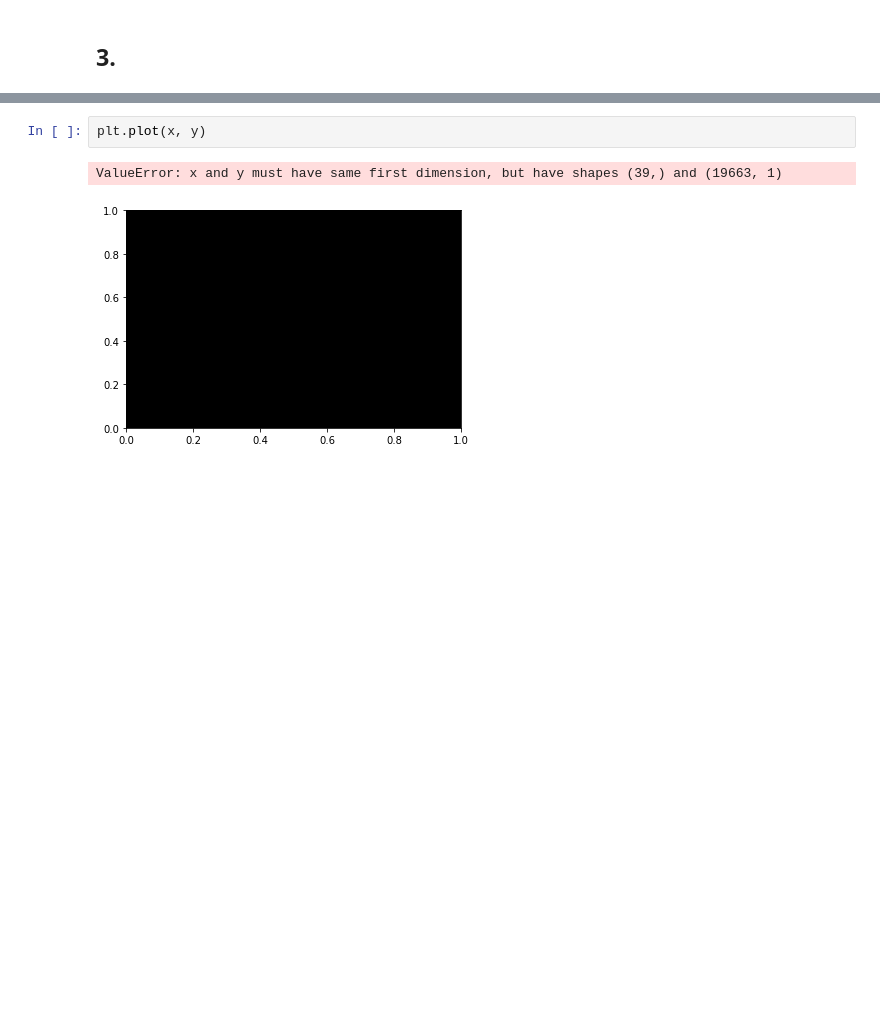
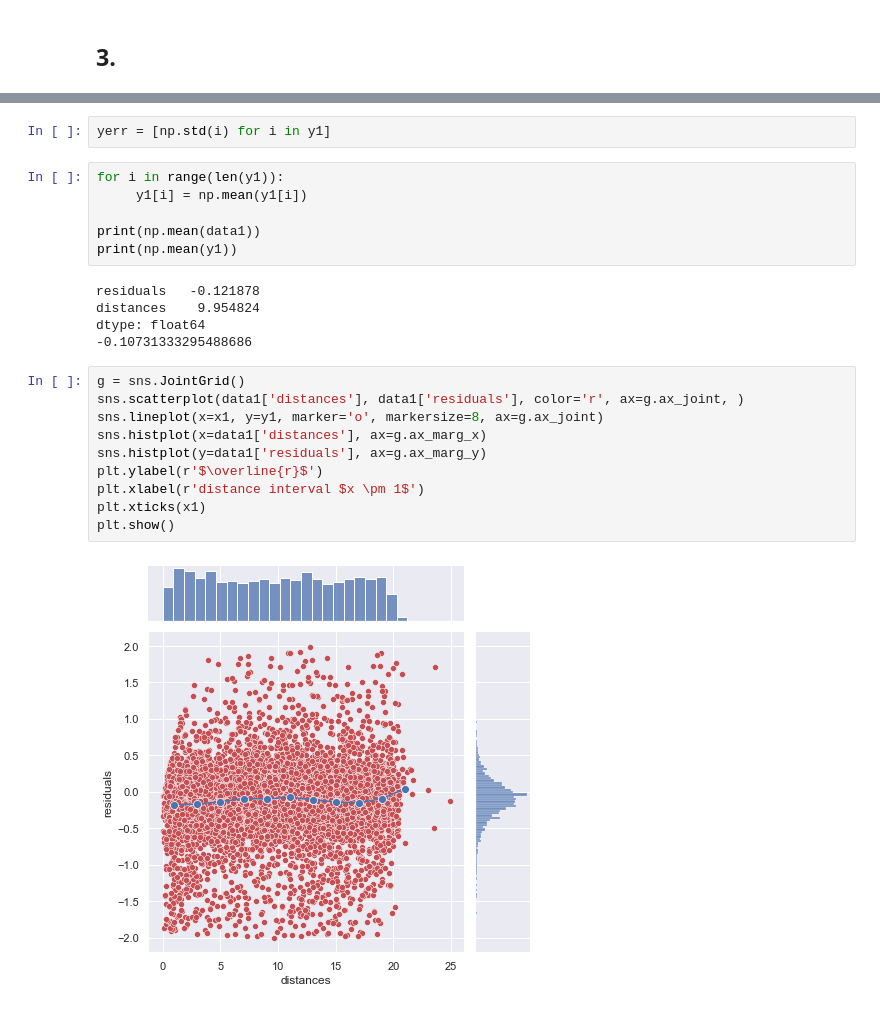
Before and after one commit to maxhoeth/LaboratoryOfComputationalPhysics_Y4, a Jupyter notebook: ex_06_maxhoeth.ipynb, the cells around one changed output, grey strips where cells are left out. Drawn from its saved outputs; the diff is of its cells as text; blank space fills up the shorter version.

```diff
--- a/ex_06_maxhoeth.ipynb
+++ b/ex_06_maxhoeth.ipynb
@@ -157,5 +155,25 @@ NameError: name 's' is not defined
-# %%
-plt.plot(x, y)
-# %% [output]
-ValueError: x and y must have same first dimension, but have shapes (39,) and (19663, 1)
-[figure, removed]
+# %%
+yerr = [np.std(i) for i in y1]
+# %%
+for i in range(len(y1)):
+     y1[i] = np.mean(y1[i])
+
+print(np.mean(data1))
+print(np.mean(y1))
+# %% [output]
+residuals   -0.121878
+distances    9.954824
+dtype: float64
+-0.10731333295488686
+# %%
+g = sns.JointGrid()
+sns.scatterplot(data1['distances'], data1['residuals'], color='r', ax=g.ax_joint, )
+sns.lineplot(x=x1, y=y1, marker='o', markersize=8, ax=g.ax_joint)
+sns.histplot(x=data1['distances'], ax=g.ax_marg_x)
+sns.histplot(y=data1['residuals'], ax=g.ax_marg_y)
+plt.ylabel(r'$\overline{r}$')
+plt.xlabel(r'distance interval $x \pm 1$')
+plt.xticks(x1)
+plt.show()
+# %% [output]
+[figure, added]
```
Also changed, not shown: parts of 15 cells of this notebook.
